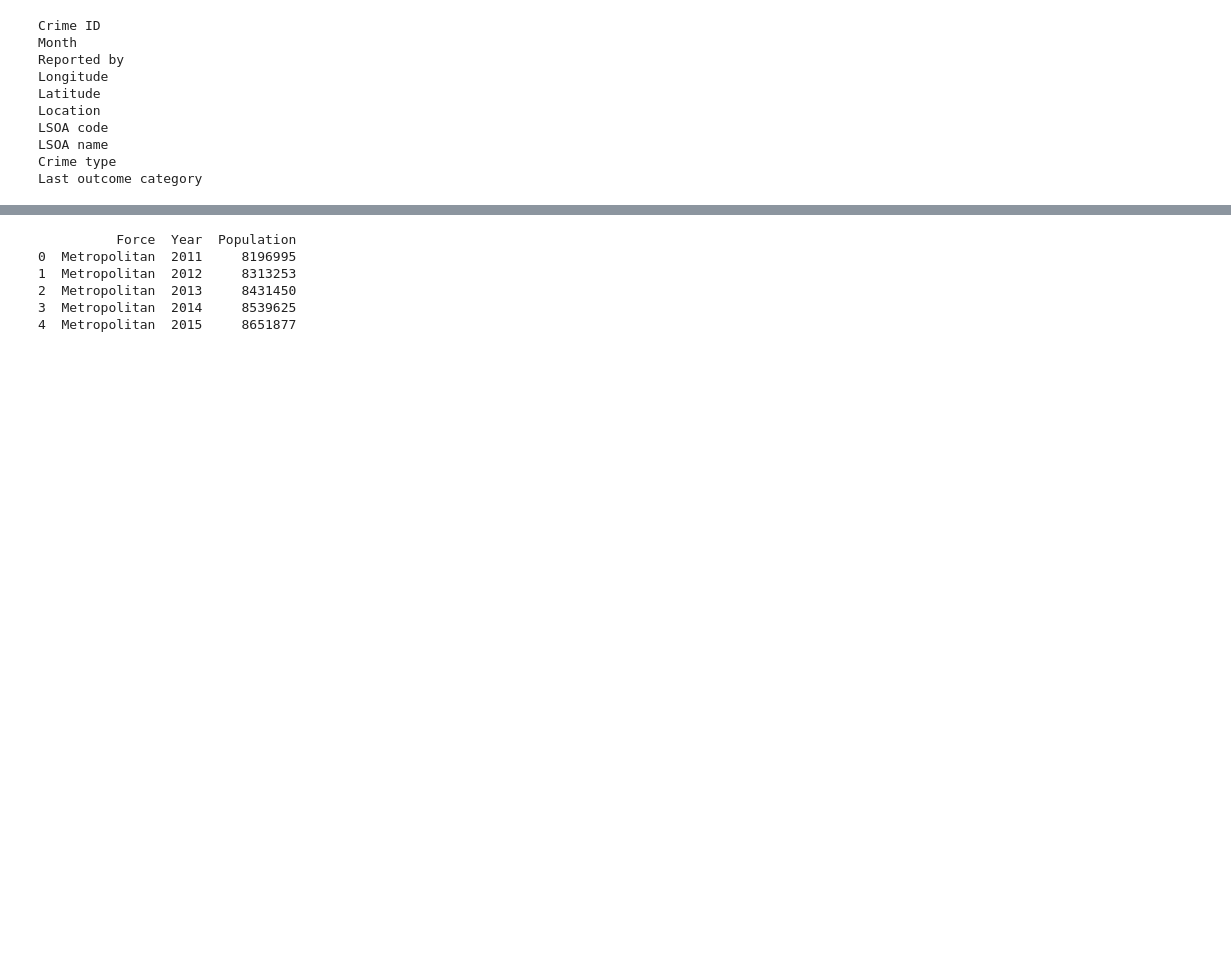
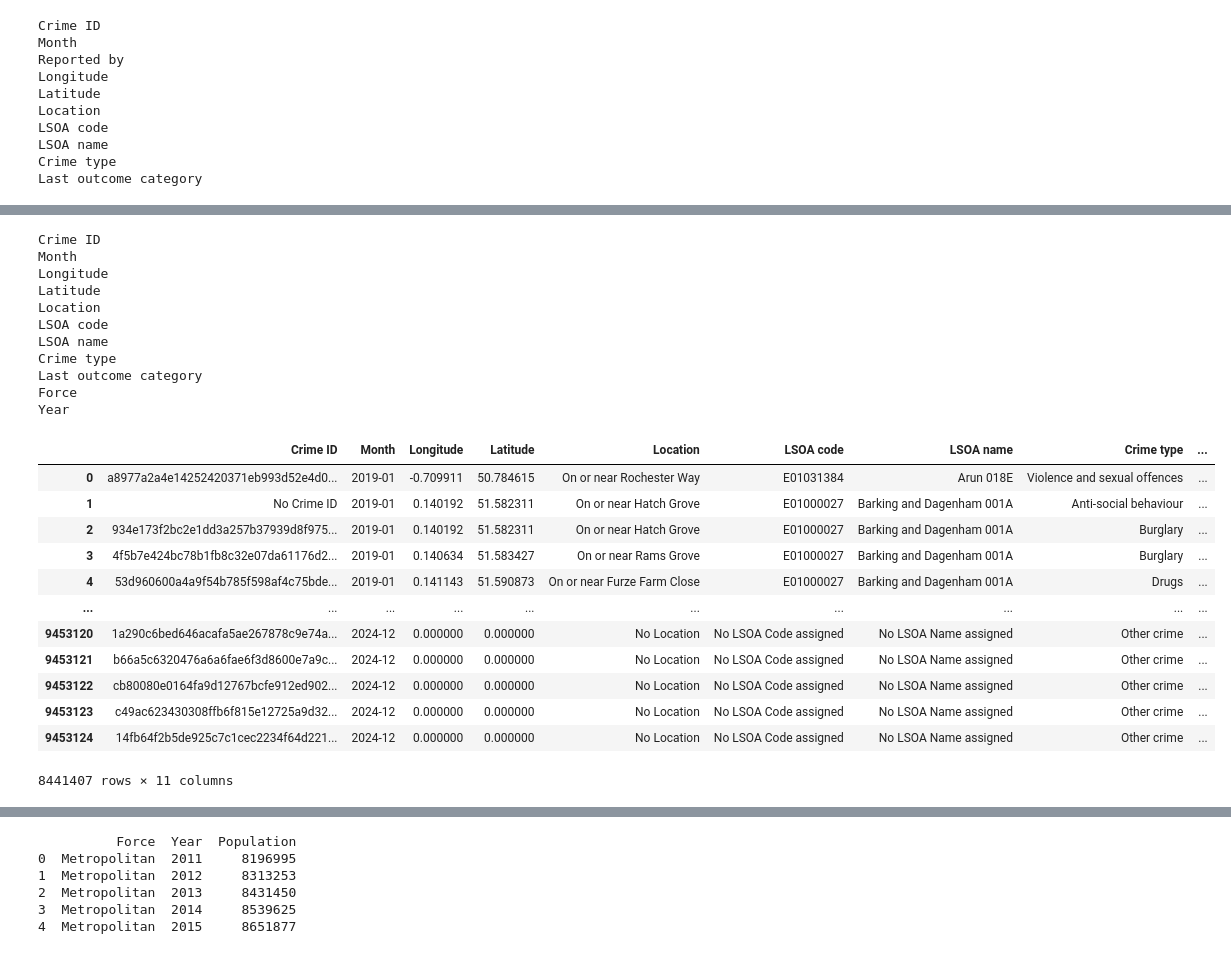
Before and after one commit to noahboiiii/Rockborne-Week-6-Project---Crime-Data-Pipeline-Reporting-Dataset, a Jupyter notebook: newPreprocessing.ipynb, the cells around one changed output, grey strips where cells are left out. Saved outputs shown, nothing was run; the diff lists cells and outputs as text; code cells hidden in the pictures; blank space fills up the shorter version.

```diff
--- a/newPreprocessing.ipynb
+++ b/newPreprocessing.ipynb
@@ -134,3 +134,16 @@ LSOA code
 LSOA name
 Crime type
 Last outcome category
+# %%
+# Clean Force names to be just the name of the police force without "Force" or other keywords
+masterDf['Force'] = masterDf['Reported by'].str.replace("Police", "").str.strip()
+# Clean metropolitan
+masterDf.loc[masterDf['Force'].str.contains('Metropolitan', case=False), 'Force'] = 'Metropolitan'
+masterDf['Force'] = masterDf['Force'].str.title()
+
+print(masterDf['Reported by'])
+
+masterDf = masterDf.drop('Reported by', axis='columns')
+
+for col in masterDf:
+    print(col)
@@ -141,3 +191,31 @@ masterDf['Last outcome category'] = masterDf['Last outcome category'].str.strip(
 # %%
-masterDf['MonthDateTime'] = pd.to_datetime(masterDf['Month'])
-masterDf['Year'] = masterDf['MonthDateTime'].dt.year
+
+yearConversion = pd.to_datetime(masterDf['Month'])
+masterDf['Year'] = yearConversion.dt.year
+
+display(masterDf)
+# %% [output]
+Crime ID
+Month
+Longitude
+Latitude
+Location
+LSOA code
+LSOA name
+Crime type
+Last outcome category
+Force
+Year
+|  | Crime ID | Month | Longitude | Latitude | Location | LSOA code | LSOA name | Crime type | ... |
+| 0 | a8977a2a4e14252420371eb993d52e4d0... | 2019-01 | -0.709911 | 50.784615 | On or near Rochester Way | E01031384 | Arun 018E | Violence and sexual offences | ... |
+| 1 | No Crime ID | 2019-01 | 0.140192 | 51.582311 | On or near Hatch Grove | E01000027 | Barking and Dagenham 001A | Anti-social behaviour | ... |
+| 2 | 934e173f2bc2e1dd3a257b37939d8f975... | 2019-01 | 0.140192 | 51.582311 | On or near Hatch Grove | E01000027 | Barking and Dagenham 001A | Burglary | ... |
+| 3 | 4f5b7e424bc78b1fb8c32e07da61176d2... | 2019-01 | 0.140634 | 51.583427 | On or near Rams Grove | E01000027 | Barking and Dagenham 001A | Burglary | ... |
+| 4 | 53d960600a4a9f54b785f598af4c75bde... | 2019-01 | 0.141143 | 51.590873 | On or near Furze Farm Close | E01000027 | Barking and Dagenham 001A | Drugs | ... |
+| ... | ... | ... | ... | ... | ... | ... | ... | ... | ... |
+| 9453120 | 1a290c6bed646acafa5ae267878c9e74a... | 2024-12 | 0.000000 | 0.000000 | No Location | No LSOA Code assigned | No LSOA Name assigned | Other crime | ... |
+| 9453121 | b66a5c6320476a6a6fae6f3d8600e7a9c... | 2024-12 | 0.000000 | 0.000000 | No Location | No LSOA Code assigned | No LSOA Name assigned | Other crime | ... |
+| 9453122 | cb80080e0164fa9d12767bcfe912ed902... | 2024-12 | 0.000000 | 0.000000 | No Location | No LSOA Code assigned | No LSOA Name assigned | Other crime | ... |
+| 9453123 | c49ac623430308ffb6f815e12725a9d32... | 2024-12 | 0.000000 | 0.000000 | No Location | No LSOA Code assigned | No LSOA Name assigned | Other crime | ... |
+| 9453124 | 14fb64f2b5de925c7c1cec2234f64d221... | 2024-12 | 0.000000 | 0.000000 | No Location | No LSOA Code assigned | No LSOA Name assigned | Other crime | ... |
+8441407 rows × 11 columns
```
Also changed, not shown: parts of 7 cells of this notebook.
